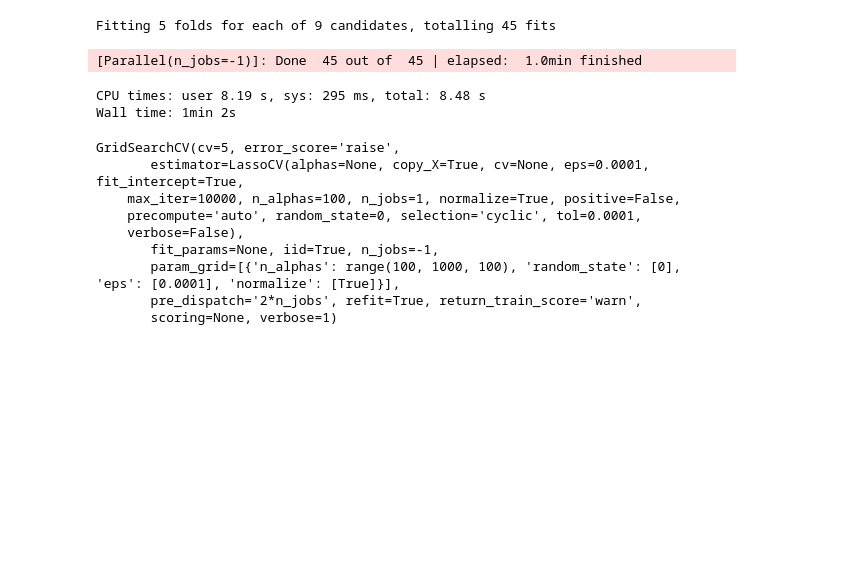
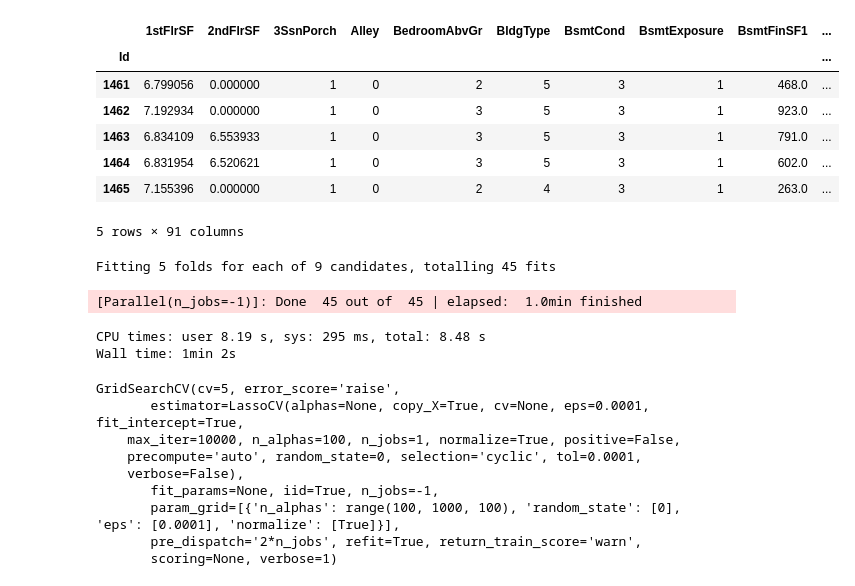
Before and after one commit to shom-gh/ML_project, a Jupyter notebook: MJC_Models.ipynb, the cells around one changed output. Saved outputs shown, nothing was run; the diff lists cells and outputs as text; code cells hidden in the pictures; blank space fills up the shorter version.

```diff
--- a/MJC_Models.ipynb
+++ b/MJC_Models.ipynb
@@ -10,7 +18,7 @@ from matplotlib import pyplot as plt
 #loading train
 df_train=pd.read_csv('./cleaned_train_dummy.csv')
 #loading test
-df_test=pd.read_csv('cleaned_test_dummy.csv')
+df_test=pd.read_csv('./cleaned_test_dummy.csv')
 # %%
 ##Setting index as ID columns
 df_test.set_index(['Id'], inplace = True)
@@ -19,10 +27,22 @@ df_train.set_index(['Id'], inplace = True)
 ##Setting y and x to begin running models
 Y_vals = pd.DataFrame(df_train['SalePrice']).copy()
 Y_vals = np.ravel(Y_vals)
-del df_train['SalePrice']
-del df_test['SalePrice']
+df_test.drop(['Unnamed: 0', 'SalePrice'],inplace=True, axis =1)
+df_train.drop(['Unnamed: 0', 'SalePrice'],inplace=True, axis =1)
+
 X_train=df_train.copy()
 X_test=df_test.copy()
+# %%
+X_test.head()
+# %% [output]
+|  | 1stFlrSF | 2ndFlrSF | 3SsnPorch | Alley | BedroomAbvGr | BldgType | BsmtCond | BsmtExposure | BsmtFinSF1 | ... |
+| Id |  |  |  |  |  |  |  |  |  | ... |
+| 1461 | 6.799056 | 0.000000 | 1 | 0 | 2 | 5 | 3 | 1 | 468.0 | ... |
+| 1462 | 7.192934 | 0.000000 | 1 | 0 | 3 | 5 | 3 | 1 | 923.0 | ... |
+| 1463 | 6.834109 | 6.553933 | 1 | 0 | 3 | 5 | 3 | 1 | 791.0 | ... |
+| 1464 | 6.831954 | 6.520621 | 1 | 0 | 3 | 5 | 3 | 1 | 602.0 | ... |
+| 1465 | 7.155396 | 0.000000 | 1 | 0 | 2 | 4 | 3 | 1 | 263.0 | ... |
+5 rows × 91 columns
 # %%
 
 from sklearn import linear_model
```
Also changed, not shown: parts of 27 cells of this notebook.
